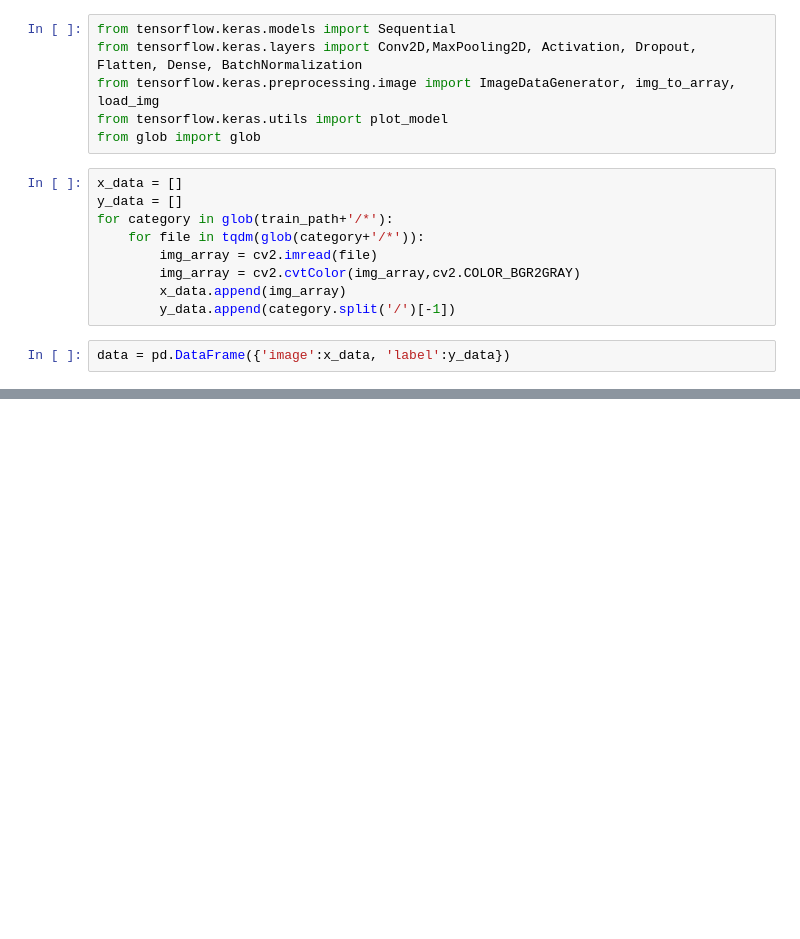
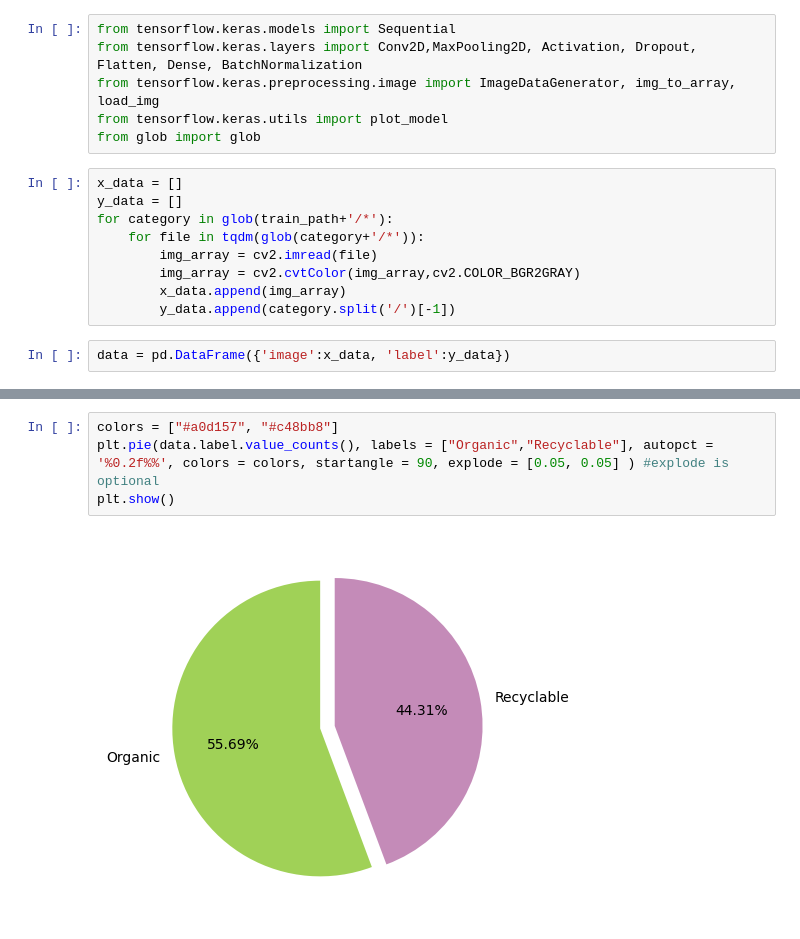
Before and after one commit to vishalk2509/AICTE-INTERNSHIP, a Jupyter notebook: Wasteclassification_week_1.ipynb, the cells around one changed output, grey strips where cells are left out. Drawn from its saved outputs; the diff is of its cells as text; blank space fills up the shorter version.

```diff
--- a/Wasteclassification_week_1.ipynb
+++ b/Wasteclassification_week_1.ipynb
@@ -60,0 +39,6 @@ data.shape
+# %%
+colors = ["#a0d157", "#c48bb8"]
+plt.pie(data.label.value_counts(), labels = ["Organic","Recyclable"], autopct = '%0.2f%%', colors = colors, startangle = 90, explode = [0.05, 0.05] ) #explode is optional
+plt.show()
+# %% [output]
+[figure, added]
```
Also changed, not shown: parts of 10 cells of this notebook.
